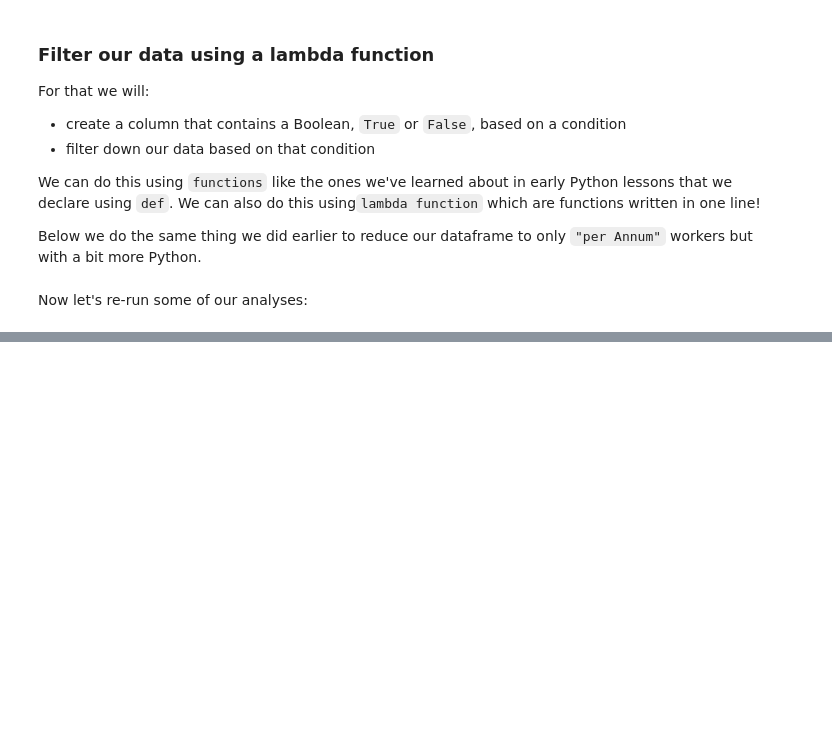
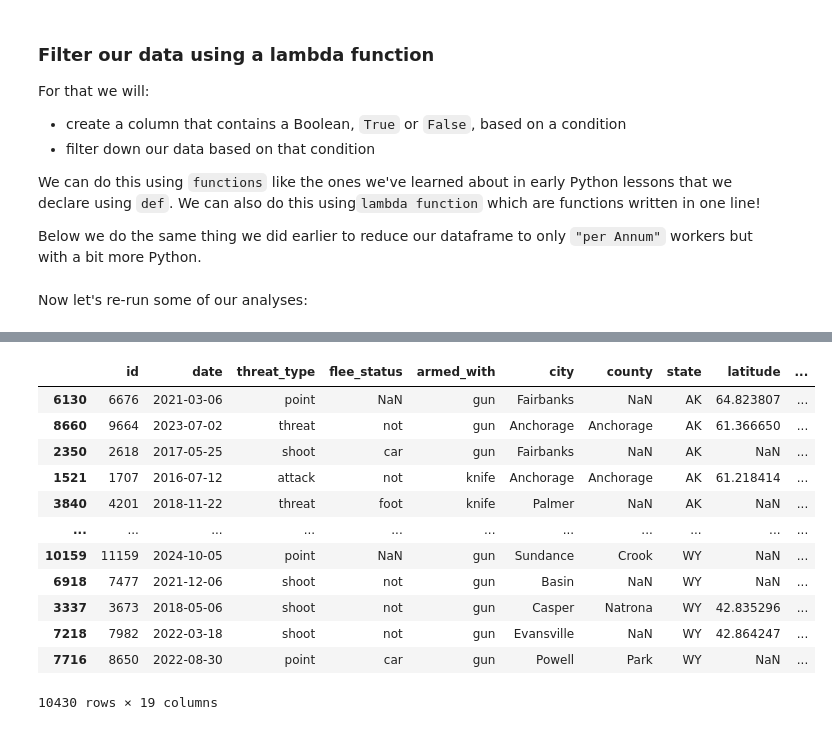
Before and after one commit to laylayounes/cuny-advanced-data-journalism-fall-2026, a Jupyter notebook: exercise-files/pandas/review_pandas_analyses/notebooks/review01-basic-exploration-and-analysis-exercise.ipynb, the cells around one changed output, grey strips where cells are left out. Drawn from its saved outputs; the diff is of its cells as text; code cells hidden in the pictures; blank space fills up the shorter version.

```diff
--- a/exercise-files/pandas/review_pandas_analyses/notebooks/review01-basic-exploration-and-analysis-exercise.ipynb
+++ b/exercise-files/pandas/review_pandas_analyses/notebooks/review01-basic-exploration-and-analysis-exercise.ipynb
@@ -98,0 +301,4 @@ Now let's re-run some of our analyses:
+# %%
+police_data = pd.read_csv("../data/fatal-police-shootings-data.csv")
+
+police_data.head()
@@ -98,0 +312,17 @@ Now let's re-run some of our analyses:
+# %%
+# Sort by state ascending.
+police_data.sort_values(by="state", ascending=True)
+# %% [output]
+|  | id | date | threat_type | flee_status | armed_with | city | county | state | latitude | ... |
+| 6130 | 6676 | 2021-03-06 | point | NaN | gun | Fairbanks | NaN | AK | 64.823807 | ... |
+| 8660 | 9664 | 2023-07-02 | threat | not | gun | Anchorage | Anchorage | AK | 61.366650 | ... |
+| 2350 | 2618 | 2017-05-25 | shoot | car | gun | Fairbanks | NaN | AK | NaN | ... |
+| 1521 | 1707 | 2016-07-12 | attack | not | knife | Anchorage | Anchorage | AK | 61.218414 | ... |
+| 3840 | 4201 | 2018-11-22 | threat | foot | knife | Palmer | NaN | AK | NaN | ... |
+| ... | ... | ... | ... | ... | ... | ... | ... | ... | ... | ... |
+| 10159 | 11159 | 2024-10-05 | point | NaN | gun | Sundance | Crook | WY | NaN | ... |
+| 6918 | 7477 | 2021-12-06 | shoot | not | gun | Basin | NaN | WY | NaN | ... |
+| 3337 | 3673 | 2018-05-06 | shoot | not | gun | Casper | Natrona | WY | 42.835296 | ... |
+| 7218 | 7982 | 2022-03-18 | shoot | not | gun | Evansville | NaN | WY | 42.864247 | ... |
+| 7716 | 8650 | 2022-08-30 | point | car | gun | Powell | Park | WY | NaN | ... |
+10430 rows × 19 columns
```
Also changed, not shown: parts of 22 cells of this notebook, 24 other files.
